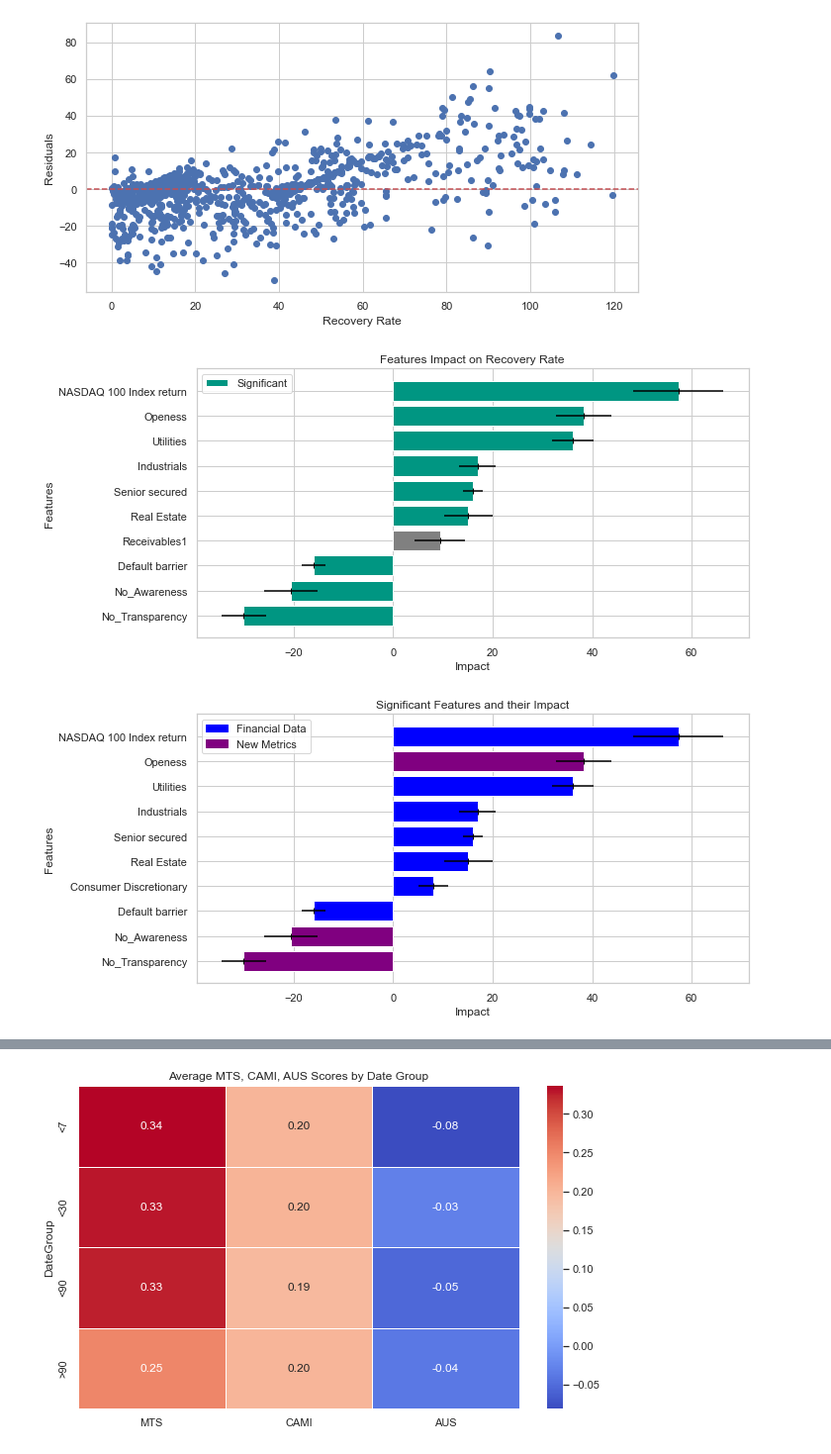
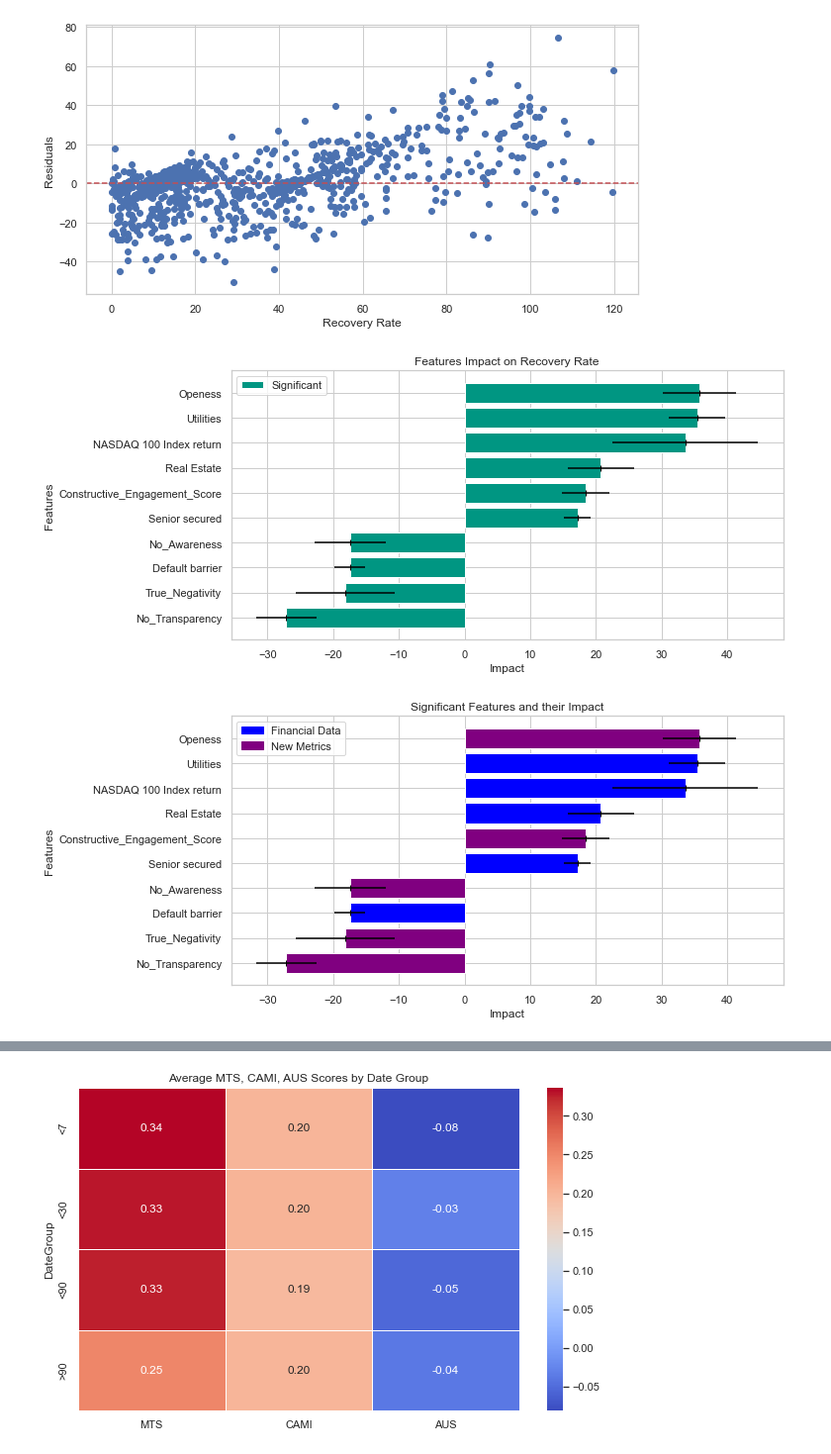
Before and after one commit to constantin1101/LLM_CreditorRRPrediction, a Jupyter notebook: composite_metrics.ipynb, the cells around one changed output, grey strips where cells are left out. Shown at 99% size. Drawn from its saved outputs; the diff is of its cells as text; code cells hidden in the pictures.

Commit message:
Refine composite scores

```diff
--- a/composite_metrics.ipynb
+++ b/composite_metrics.ipynb
@@ -436,7 +447,7 @@ llm_outputs = pd.read_csv('transcripts/LLM_outputs_final.csv')
 '''MODEL WEIGHTS'''
 
 df = llm_outputs.copy()
-composite_df = compute_scores(df, baseline_model, False, True)
+composite_df = compute_scores(df, baseline_model, False, False)
 
 # Select the supporting features, nlp_lables, and RR from final_df
 final_df = composite_df[['RR']
@@ -528,8 +539,8 @@ final_df = composite_df[['RR']
                     + supporting_features_1
                     + supporting_features_2
                     + ['No_Transparency', 'No_Awareness', 'Openess']
-                    + ['Emotional_Concerns', 'Contradicting_Satisfaction']
-                    + ['Emotion_Valuation']
+                    + ['Emotional_Concerns', 'True_Satisfaction', 'True_Negativity']
+                    + ['Constructive_Engagement_Score', 'Ambiguous_Emotion_Score']
                     ]
 
 # reset index
@@ -600,6 +611,6 @@ R-squared: 0.7061273209347534
-[figure, old version]
+[figure, new version]
-[figure, old version]
+[figure, new version]
-[figure, old version]
+[figure, new version]
 # %%
 final_df
 # %% [output]
```
Also changed, not shown: parts of 8 cells of this notebook.
